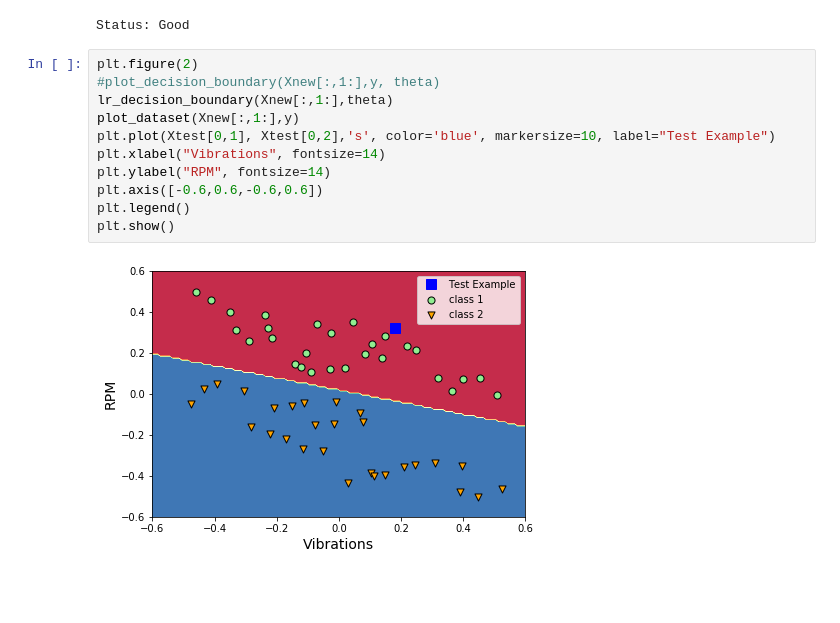
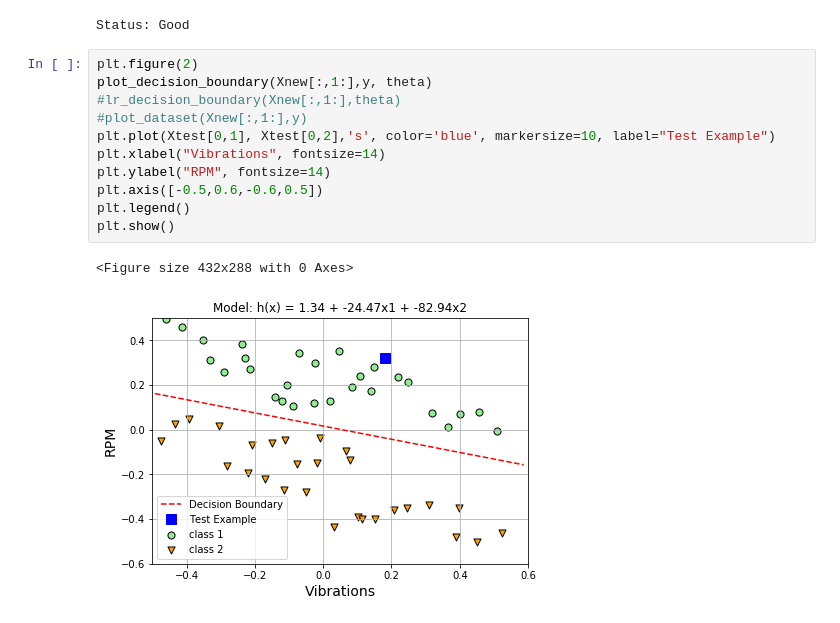
Before and after one commit to csikasote/CSC4792-2019, a Jupyter notebook: classification/logistic regression/Ex3 - Logistic regression.ipynb, the cells around one changed output. Cells and saved outputs as stored; diff of their text form; blank space fills up the shorter version.

```diff
--- a/classification/logistic regression/Ex3 - Logistic regression.ipynb
+++ b/classification/logistic regression/Ex3 - Logistic regression.ipynb
@@ -101,14 +101,15 @@ print("Status:",Ytest)
 Status: Good
 # %%
 plt.figure(2)
-#plot_decision_boundary(Xnew[:,1:],y, theta)
-lr_decision_boundary(Xnew[:,1:],theta)
-plot_dataset(Xnew[:,1:],y)
+plot_decision_boundary(Xnew[:,1:],y, theta)
+#lr_decision_boundary(Xnew[:,1:],theta)
+#plot_dataset(Xnew[:,1:],y)
 plt.plot(Xtest[0,1], Xtest[0,2],'s', color='blue', markersize=10, label="Test Example")
 plt.xlabel("Vibrations", fontsize=14)
 plt.ylabel("RPM", fontsize=14)
-plt.axis([-0.6,0.6,-0.6,0.6])
+plt.axis([-0.5,0.6,-0.6,0.5])
 plt.legend()
 plt.show()
 # %% [output]
+<Figure size 432x288 with 0 Axes>
-[figure, old version]
+[figure, new version]
```
